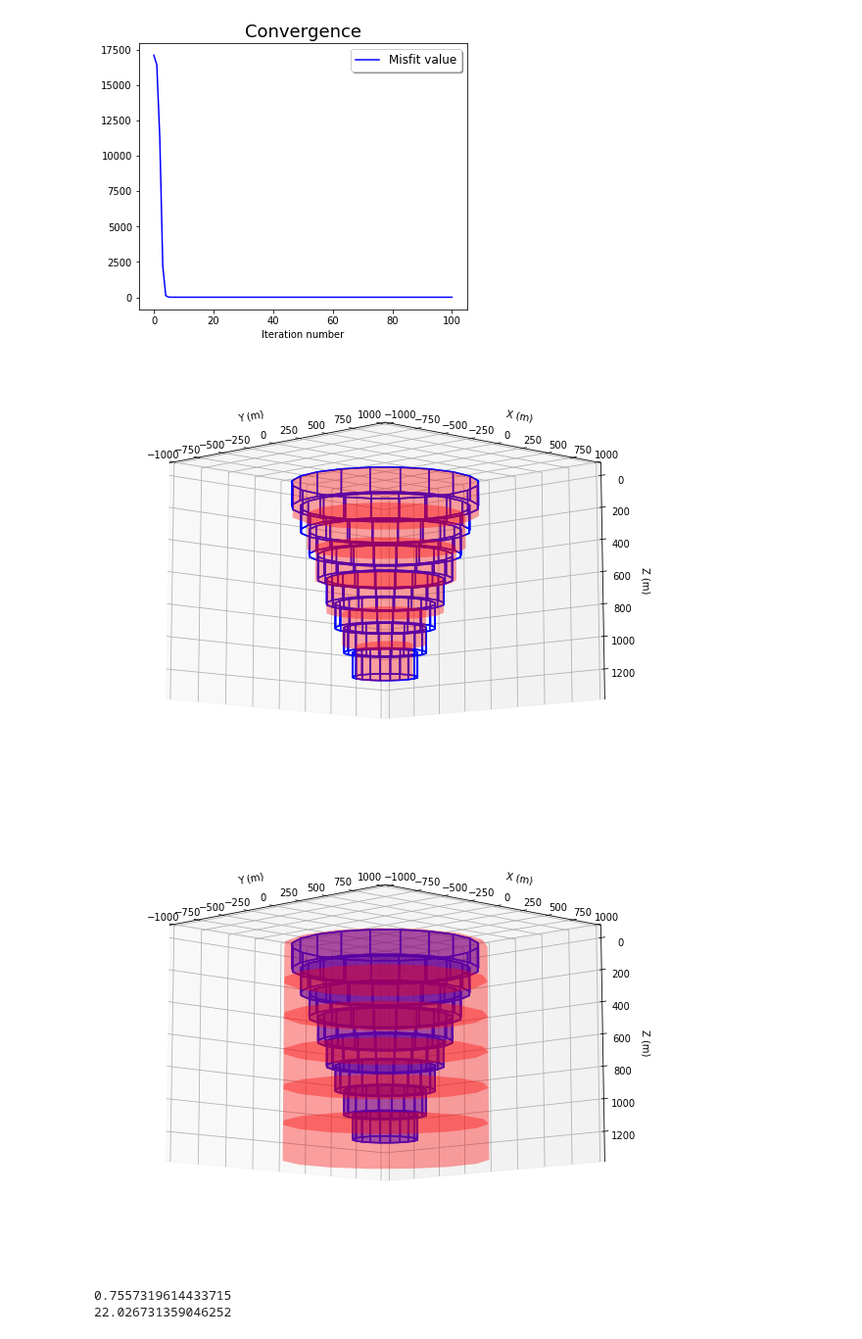
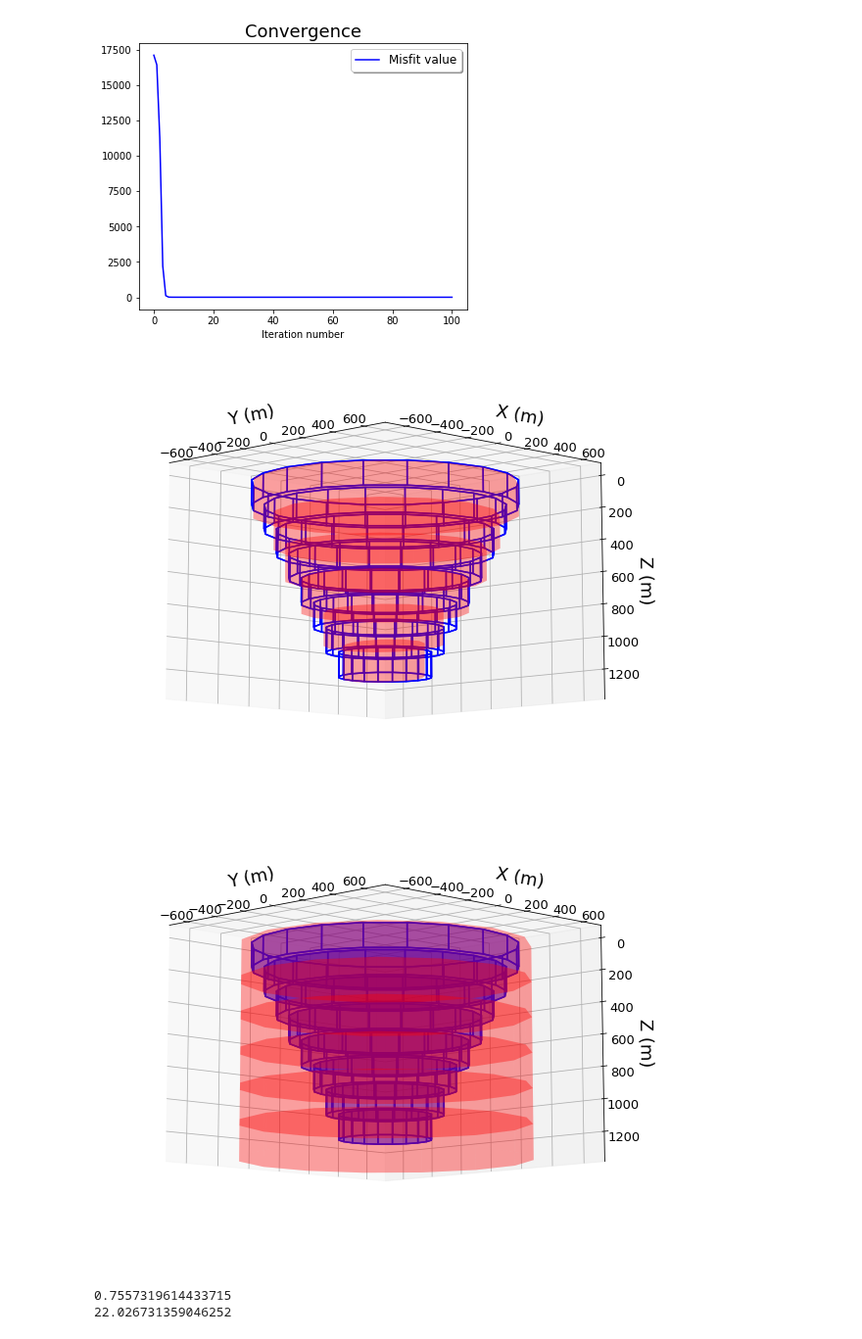
Before and after one commit to pinga-lab/magnetic-radial-inversion, a Jupyter notebook: code/kimberlite/tfa_vizualiation.ipynb, the cells around one changed output. Shown at 98% size. Saved outputs shown, nothing was run; the diff lists cells and outputs as text; code cells hidden in the pictures.

Commit message:
improving figures of kimberlite

```diff
--- a/code/kimberlite/tfa_vizualiation.ipynb
+++ b/code/kimberlite/tfa_vizualiation.ipynb
@@ -239,12 +239,13 @@ alpha=0, facecolor='b', linewidths=1.5, edgecolors='b'))
 ax.add_collection3d(Poly3DCollection(verts, alpha=0.2,
  facecolor='r', linewidths=0, edgecolors='r'))
 
-ax.set_xlim(-1000, 1000, 100)
-ax.set_ylim(-1000, 1000, 100)
+ax.set_xlim(-700, 700, 100)
+ax.set_ylim(-700, 700, 100)
 ax.set_zlim(inversion['prisms'][-1].z2+100, -50, 100)
-ax.set_xlabel('Y (m)')
-ax.set_ylabel('X (m)')
-ax.set_zlabel('Z (m)')
+ax.set_xlabel('Y (m)', fontsize= 18)
+ax.tick_params(labelsize= 13)
+ax.set_ylabel('X (m)', fontsize= 18)
+ax.set_zlabel('Z (m)', fontsize= 18)
 ax.view_init(-10, -45)
 
 #norm=mpb.colors.Normalize(vmin=np.min(inversion['residual']), vmax=np.min(inversion['residual'])*(-1))
@@ -256,35 +257,36 @@ plt.show()
 
 #img(filename=mypath+'kimberlite_3d_estimate.png', width=400, height=400)
 # %% [output]
-[figure, old version]
+[figure, new version]
 # %%
 fig = plt.figure(figsize=(10,8))
 ax = fig.add_subplot(111, projection='3d')
 
 # plot sides
 ax.add_collection3d(Poly3DCollection(verts_true,
 alpha=0.3, facecolor='b', linewidths=1.5, edgecolors='b'))
 ax.add_collection3d(Poly3DCollection(verts_initial, alpha=0.2,
  facecolor='r', linewidths=0, edgecolors='r'))
 
-ax.set_xlim(-1000, 1000, 100)
-ax.set_ylim(-1000, 1000, 100)
+ax.set_xlim(-700, 700, 100)
+ax.set_ylim(-700, 700, 100)
 ax.set_zlim(inversion['prisms'][-1].z2+100, -50, 100)
-ax.set_xlabel('Y (m)')
-ax.set_ylabel('X (m)')
-ax.set_zlabel('Z (m)')
+ax.tick_params(labelsize= 13)
+ax.set_xlabel('Y (m)', fontsize= 18)
+ax.set_ylabel('X (m)', fontsize= 18)
+ax.set_zlabel('Z (m)', fontsize= 18)
 ax.view_init(-10, -45)
 
 #norm=mpb.colors.Normalize(vmin=np.min(inversion['residual']), vmax=np.min(inversion['residual'])*(-1))
 #ax.tricontourf(inversion['y'], inversion['x'], inversion['residual'],
 #                zdir='z', offset=-150, cmap='RdBu_r', norm=norm)
 
 plt.savefig(mypath+'kimberlite_3d_ini_estimate.png', dpi=300, bbox_inches="tight")
 plt.show()
 
 #img(filename=mypath+'kimberlite_3d_estimate.png', width=400, height=400)
 # %% [output]
-[figure, old version]
+[figure, new version]
 # %%
 bounds = [-1000., 1000., -1000., 1000., -100., 2000.]
 red, green, blue = (1, 0, 0), (0, 1, 0), (0, 0, 1)
```
Also changed, not shown: parts of 1 cell of this notebook, 7 other files.
